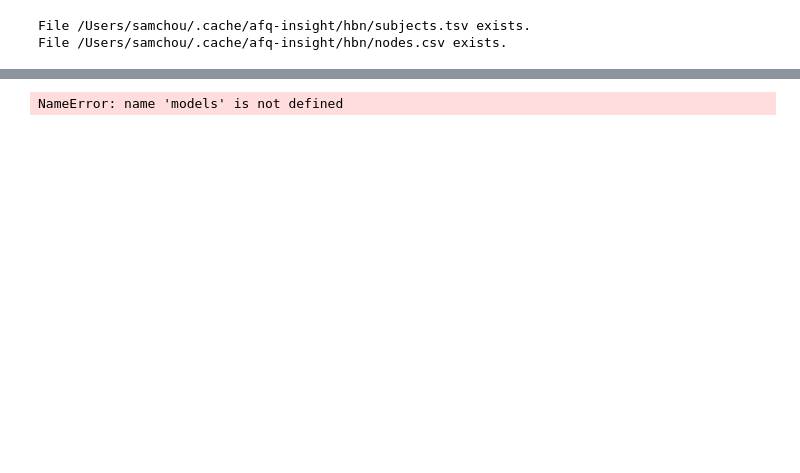
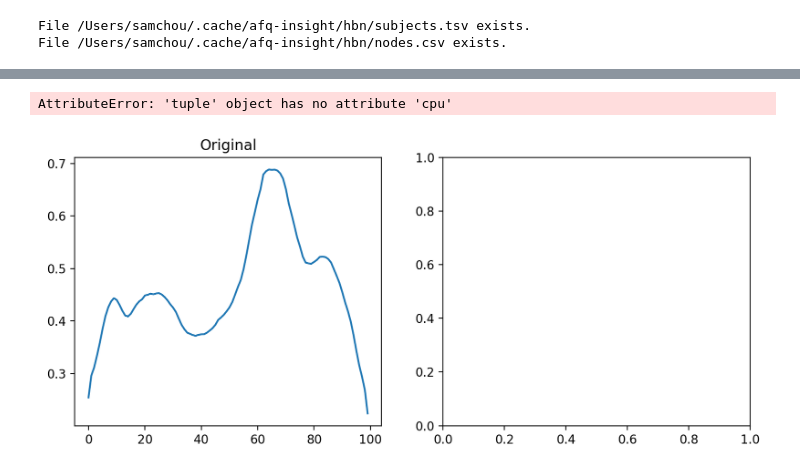
Before and after one commit to EntropyChicken/Asa-Jats-Task-Vectors-On-AFQ-Insight, a Jupyter notebook: ConvAE_Experiments/Variational/fa tracts data/vaeconv_combined_fa_flattened.ipynb, the cells around one changed output, grey strips where cells are left out. Saved outputs shown, nothing was run; the diff lists cells and outputs as text; code cells hidden in the pictures; blank space fills up the shorter version.

Commit message:
adjusting KL and correcting model archetecture

```diff
--- a/ConvAE_Experiments/Variational/fa tracts data/vaeconv_combined_fa_flattened.ipynb
+++ b/ConvAE_Experiments/Variational/fa tracts data/vaeconv_combined_fa_flattened.ipynb
@@ -140,6 +141,8 @@ def train_variational_autoencoder_widescope(model, train_data, val_data, epochs=
     val_rmse_per_epoch = []
     train_kl_per_epoch = []
     val_kl_per_epoch = []
+    train_recon_per_epoch = []
+    val_recon_per_epoch = []
 
     best_val_loss = float('inf')  # Track the best (lowest) validation RMSE
     best_model_state = None  # Save the best model state
@@ -151,6 +154,7 @@ def train_variational_autoencoder_widescope(model, train_data, val_data, epochs=
         running_rmse = 0
         running_kl = 0
         items = 0
+        running_recon_loss = 0
 
         for x, _ in train_data:
             batch_size = x.size(0)
@@ -174,18 +178,22 @@ def train_variational_autoencoder_widescope(model, train_data, val_data, epochs=
             running_loss += loss.item()
             running_rmse += batch_rmse.item() * tract_data.size(0)  # Weighted sum
             running_kl += kl_loss.item() / batch_size  # Average KL per item
+            running_recon_loss += recon_loss.item() / batch_size  # Average recon loss per item
 
         scheduler.step(running_loss / items)
         avg_train_rmse = running_rmse / items
         avg_train_kl = running_kl / len(train_data)
         train_rmse_per_epoch.append(avg_train_rmse)
         train_kl_per_epoch.append(avg_train_kl)
+        avg_train_recon_loss = running_recon_loss / len(train_data)
+        train_recon_per_epoch.append(avg_train_recon_loss)
 
         # Validation
         model.eval()
         val_rmse = 0
         val_kl = 0
         val_items = 0
+        val_recon_loss = 0
 
         with torch.no_grad():
             for x, *_ in val_data:
@@ -195,22 +203,27 @@ def train_variational_autoencoder_widescope(model, train_data, val_data, epochs=
 
                 batch_val_rmse = torch.sqrt(F.mse_loss(tract_data, x_hat, reduction="mean"))
                 batch_val_kl = kl_divergence_loss(mean, logvar).item() / tract_data.size(0)
+                batch_val_recon_loss = F.mse_loss(tract_data, x_hat, reduction="mean").item()
 
                 val_items += tract_data.size(0)
                 val_rmse += batch_val_rmse.item() * tract_data.size(0)
                 val_kl += batch_val_kl
+                val_recon_loss += batch_val_recon_loss * tract_data.size(0)
 
+        avg_val_recon_loss = val_recon_loss / val_items
         avg_val_rmse = val_rmse / val_items
         avg_val_kl = val_kl / len(val_data)
         val_rmse_per_epoch.append(avg_val_rmse)
         val_kl_per_epoch.append(avg_val_kl)
+        val_recon_per_epoch.append(avg_val_recon_loss)
 
         # Check and save the best model state if current validation loss is lower
         if avg_val_rmse < best_val_loss:
             best_val_loss = avg_val_rmse
             best_model_state = model.state_dict().copy()  # Make a copy to ensure it's preserved
 
-        print(f"Epoch {epoch+1}, Train RMSE: {avg_train_rmse:.4f}, Val RMSE: {avg_val_rmse:.4f}, KL: {avg_train_kl:.4f}")
+        print(f"Epoch {epoch+1}, Train RMSE: {avg_train_rmse:.4f}, Val RMSE: {avg_val_rmse:.4f}, KL: {avg_train_kl:.4f}," ,
+              f"Recon Loss (Train): {avg_train_recon_loss:.4f}, Recon Loss (Val): {avg_val_recon_loss:.4f}")
 
     # Load the best model state back into the model
     model.load_state_dict(best_model_state)
@@ -220,7 +233,9 @@ def train_variational_autoencoder_widescope(model, train_data, val_data, epochs=
         "val_rmse_per_epoch": val_rmse_per_epoch,
         "train_kl_per_epoch": train_kl_per_epoch,
         "val_kl_per_epoch": val_kl_per_epoch,
-        "best_val_loss": best_val_loss
+        "train_recon_per_epoch": train_recon_per_epoch,
+        "val_recon_per_epoch": val_recon_per_epoch,
+        "best_val_loss": best_val_loss,
     }
 # %%
 latent_dims = [2, 4, 8, 16, 32, 64, 100]
@@ -264,32 +279,33 @@ Completed training for latent_dim=100, Best Val RMSE: 0.0003
 # %%
 model_with_latent_8 = models[8, 0.1]
 
 # Visualize a reconstruction
 def visualize_reconstruction(model, data_loader):
     model.eval()
     with torch.no_grad():
         # Get a batch of data
         for x, _ in data_loader:
             # Take just one sample for visualization
             sample = x[0:1, 0:1, :].to(device)
             reconstruction = model(sample)
 
             # Plot the original and reconstruction
             plt.figure(figsize=(10, 4))
             plt.subplot(1, 2, 1)
             plt.plot(sample.cpu().numpy()[0, 0, :])
             plt.title("Original")
 
             plt.subplot(1, 2, 2)
             plt.plot(reconstruction.cpu().numpy()[0, 0, :])
             plt.title("Reconstruction")
 
             plt.tight_layout()
             plt.show()
             break
 
 # Visualize a reconstruction from a model with latent dimension 8
-for latent_dim in latent_dims:
-    visualize_reconstruction(models[latent_dim], val_loader)
+# for latent_dim in latent_dims:
+visualize_reconstruction(models[8, 0.1], val_loader)
 # %% [output]
-NameError: name 'models' is not defined
+AttributeError: 'tuple' object has no attribute 'cpu'
+[figure, added]
```
Also changed, not shown: parts of 5 cells of this notebook.
